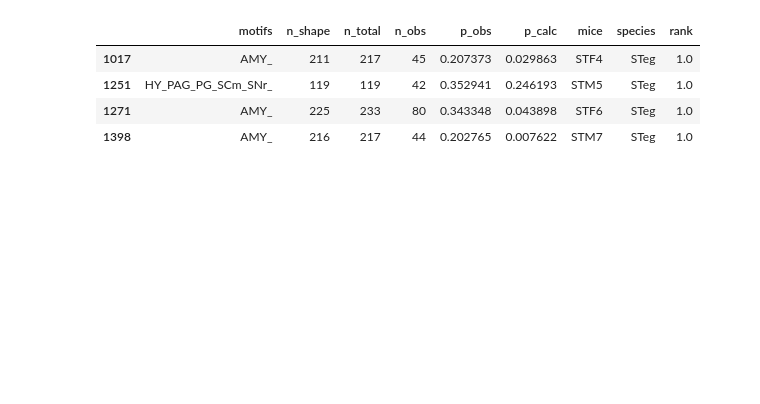
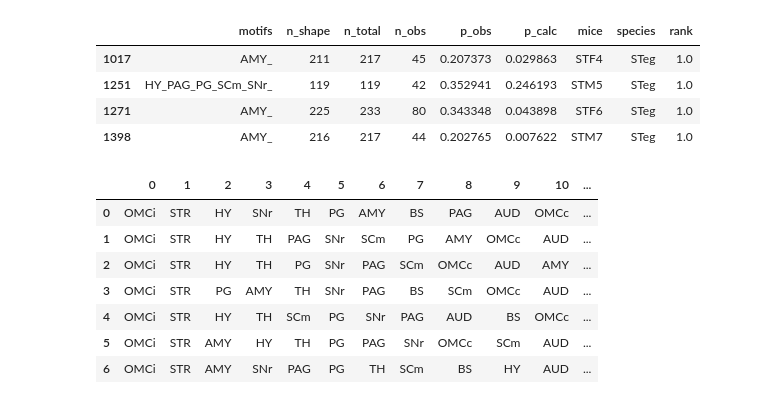
Before and after one commit to eisko/MAPseq_analysis, a Jupyter notebook: motifs_240301.ipynb, the cells around one changed output. Saved outputs shown, nothing was run; the diff lists cells and outputs as text; code cells hidden in the pictures; blank space fills up the shorter version.

```diff
--- a/motifs_240301.ipynb
+++ b/motifs_240301.ipynb
@@ -828,3 +825,22 @@ pt_cutoff[pt_cutoff["species"]=="STeg"]
 | 1251 | HY_PAG_PG_SCm_SNr_ | 119 | 119 | 42 | 0.352941 | 0.246193 | STM5 | STeg | 1.0 |
 | 1271 | AMY_ | 225 | 233 | 80 | 0.343348 | 0.043898 | STF6 | STeg | 1.0 |
 | 1398 | AMY_ | 216 | 217 | 44 | 0.202765 | 0.007622 | STM7 | STeg | 1.0 |
+# %%
+all_sort = []
+
+for i in range(len(st_pt)):
+    ls = st_pt[i].sum()[:-1]
+    ls_sort = ls.sort_values(ascending=False)
+    all_sort.append(ls_sort.index)
+
+bulk_rank_df = pd.DataFrame(all_sort)
+bulk_rank_df
+# %% [output]
+|  | 0 | 1 | 2 | 3 | 4 | 5 | 6 | 7 | 8 | 9 | 10 | ... |
+| 0 | OMCi | STR | HY | SNr | TH | PG | AMY | BS | PAG | AUD | OMCc | ... |
+| 1 | OMCi | STR | HY | TH | PAG | SNr | SCm | PG | AMY | OMCc | AUD | ... |
+| 2 | OMCi | STR | HY | TH | PG | SNr | PAG | SCm | OMCc | AUD | AMY | ... |
+| 3 | OMCi | STR | PG | AMY | TH | SNr | PAG | BS | SCm | OMCc | AUD | ... |
+| 4 | OMCi | STR | HY | TH | SCm | PG | SNr | PAG | AUD | BS | OMCc | ... |
+| 5 | OMCi | STR | AMY | HY | TH | PG | PAG | SNr | OMCc | SCm | AUD | ... |
+| 6 | OMCi | STR | AMY | SNr | PAG | PG | TH | SCm | BS | HY | AUD | ... |
```
Also changed, not shown: parts of 12 cells of this notebook.
